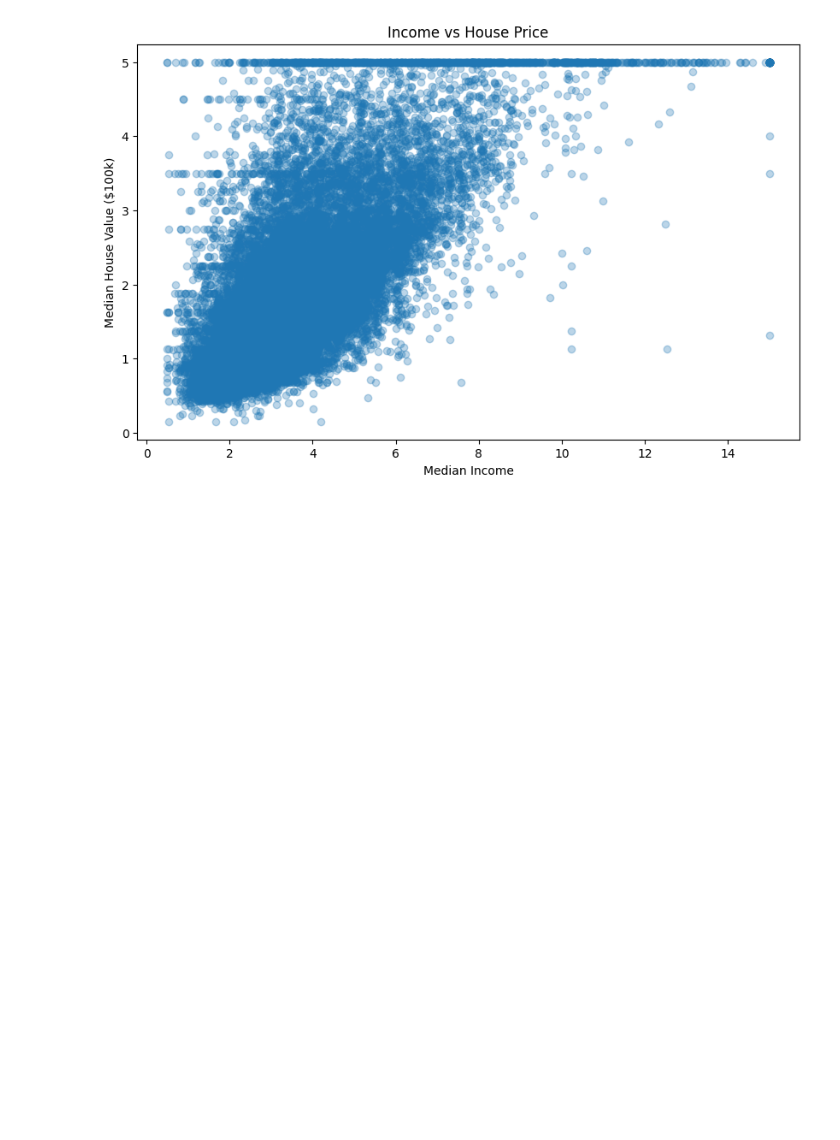
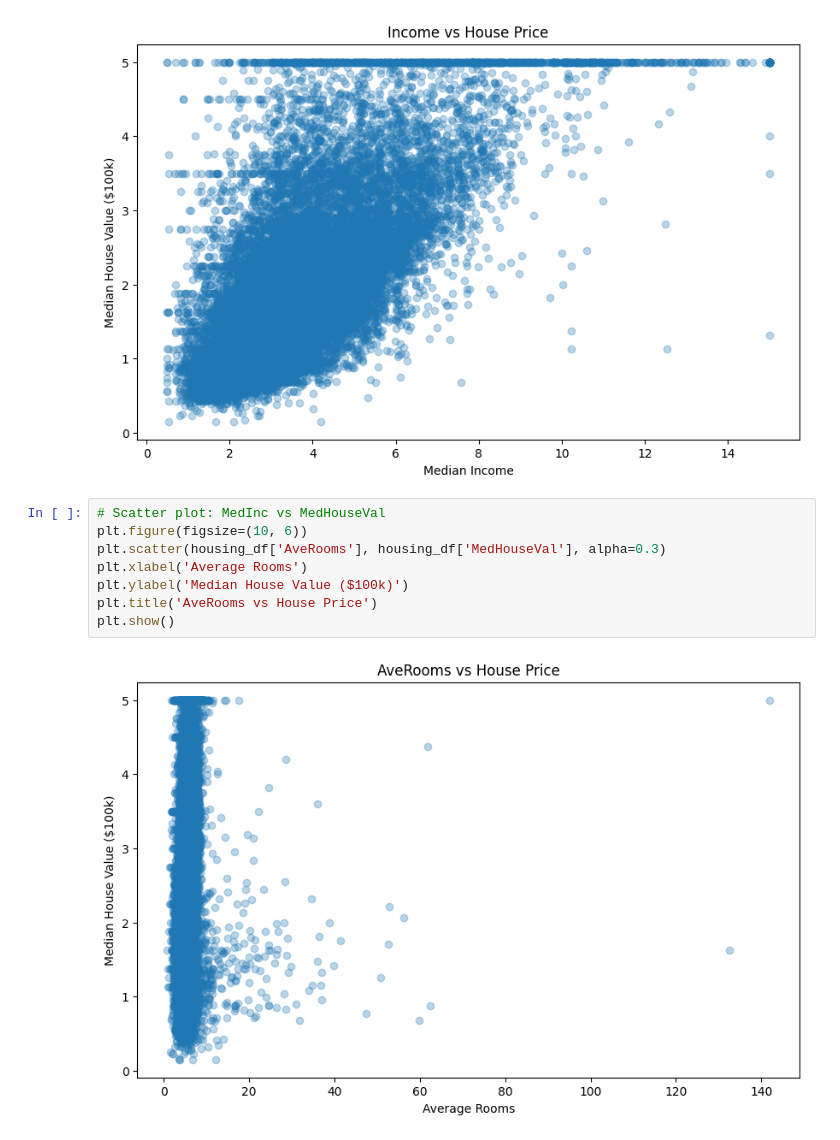
Before and after one commit to A1doranM/DataScienceLearningProjects, a Jupyter notebook: 3. House Price Prediction/House Price Prediction.ipynb, the cells around one changed output. Drawn from its saved outputs; the diff is of its cells as text; blank space fills up the shorter version.

Commit message:
House Price Prediction using Machine Learning

```diff
--- a/3. House Price Prediction/House Price Prediction.ipynb
+++ b/3. House Price Prediction/House Price Prediction.ipynb
@@ -159,3 +159,13 @@ plt.title('Income vs House Price')
 plt.show()
 # %% [output]
 [figure]
+# %%
+# Scatter plot: MedInc vs MedHouseVal
+plt.figure(figsize=(10, 6))
+plt.scatter(housing_df['AveRooms'], housing_df['MedHouseVal'], alpha=0.3)
+plt.xlabel('Average Rooms')
+plt.ylabel('Median House Value ($100k)')
+plt.title('AveRooms vs House Price')
+plt.show()
+# %% [output]
+[figure, added]
```
Also changed, not shown: parts of 2 cells of this notebook.
